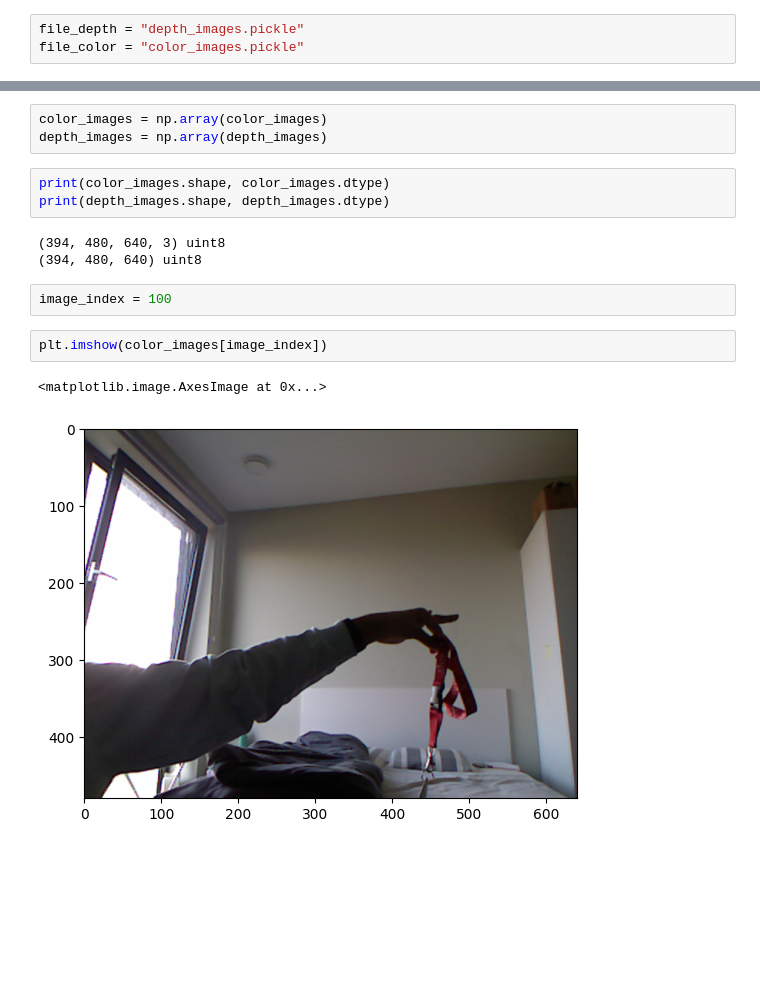
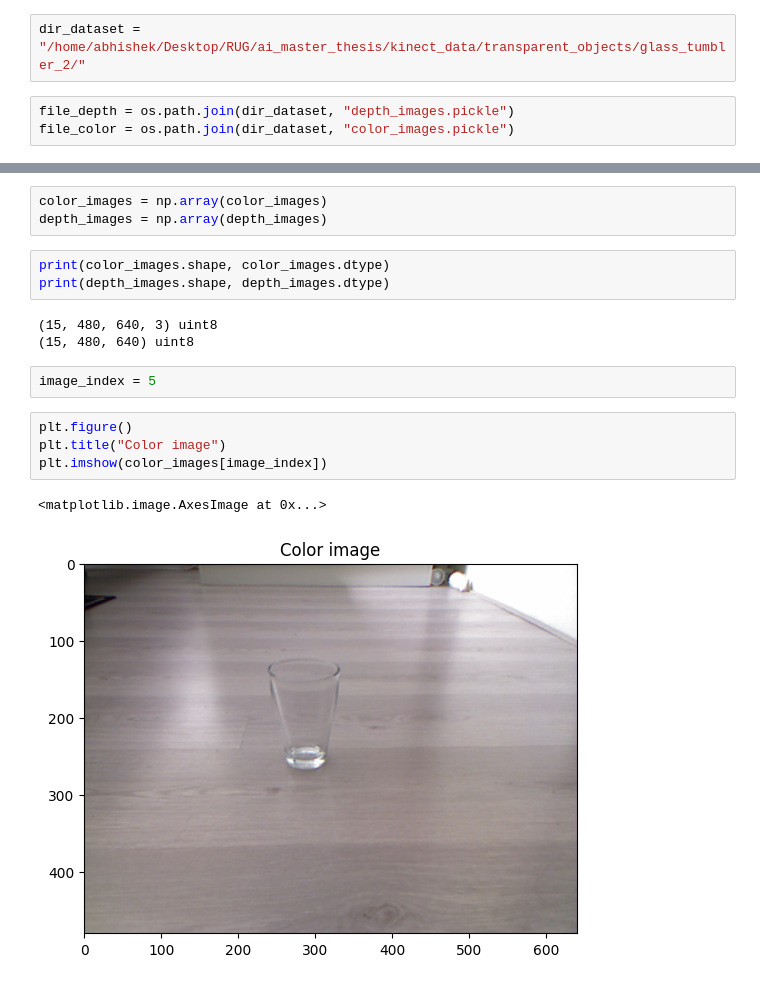
Before and after one commit to AbhishekRS4/clearGraspPlus, a Jupyter notebook: kinect_dataset_capture/load_pickle_data.ipynb, the cells around one changed output, grey strips where cells are left out. Saved outputs shown, nothing was run; the diff lists cells and outputs as text; blank space fills up the shorter version.

Commit message:
added notebook to visualize color and depth images from saved pickle data files

```diff
--- a/kinect_dataset_capture/load_pickle_data.ipynb
+++ b/kinect_dataset_capture/load_pickle_data.ipynb
@@ -3,9 +3,11 @@ import os
 import pickle
 import numpy as np
 import matplotlib.pyplot as plt
+# %%
+dir_dataset = "/home/abhishek/Desktop/RUG/ai_master_thesis/kinect_data/transparent_objects/glass_tumbler_2/"
 # %%
-file_depth = "depth_images.pickle"
-file_color = "color_images.pickle"
+file_depth = os.path.join(dir_dataset, "depth_images.pickle")
+file_color = os.path.join(dir_dataset, "color_images.pickle")
 # %%
 def load_all_images(file_pickle):
     with open(file_pickle, "rb") as file_handler:
@@ -25,13 +27,15 @@ depth_images = np.array(depth_images)
 print(color_images.shape, color_images.dtype)
 print(depth_images.shape, depth_images.dtype)
 # %% [output]
-(394, 480, 640, 3) uint8
-(394, 480, 640) uint8
+(15, 480, 640, 3) uint8
+(15, 480, 640) uint8
 # %%
-image_index = 100
+image_index = 5
 # %%
+plt.figure()
+plt.title("Color image")
 plt.imshow(color_images[image_index])
 # %% [output]
 <matplotlib.image.AxesImage at 0x...>
-[figure, old version]
+[figure, new version]
 # %%
```
Also changed, not shown: parts of 1 cell of this notebook.
